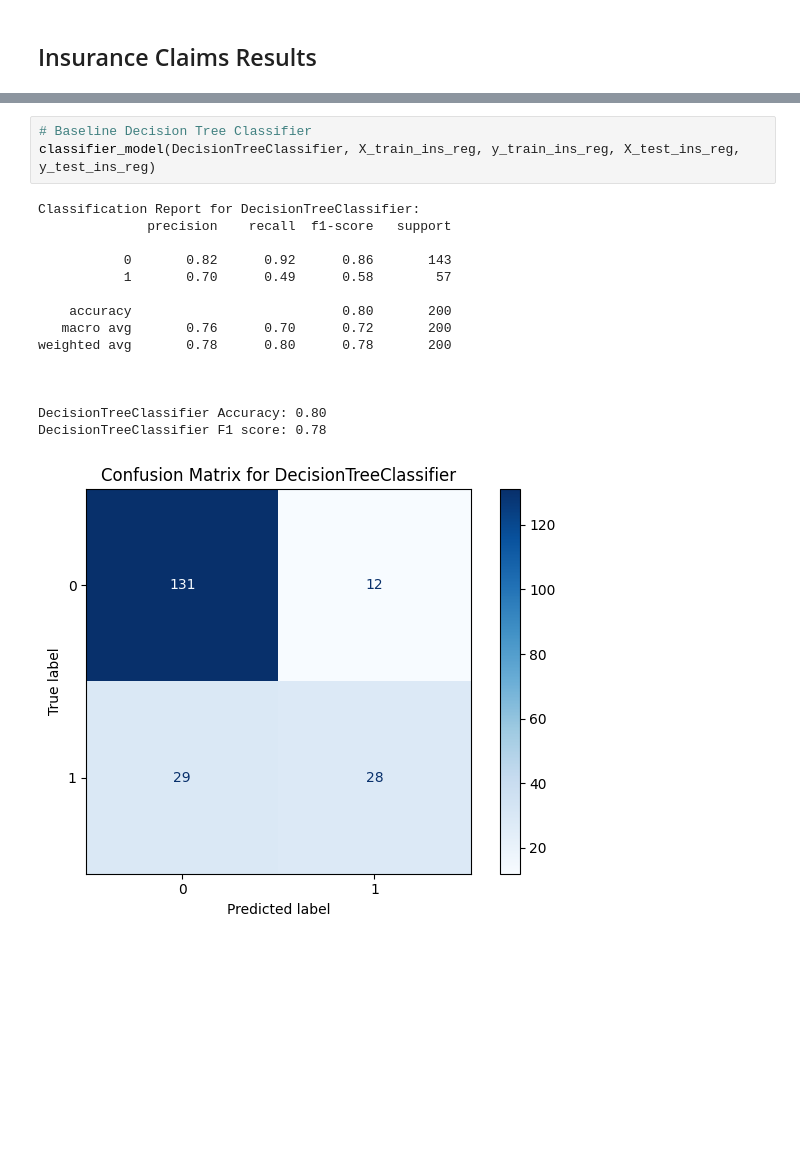
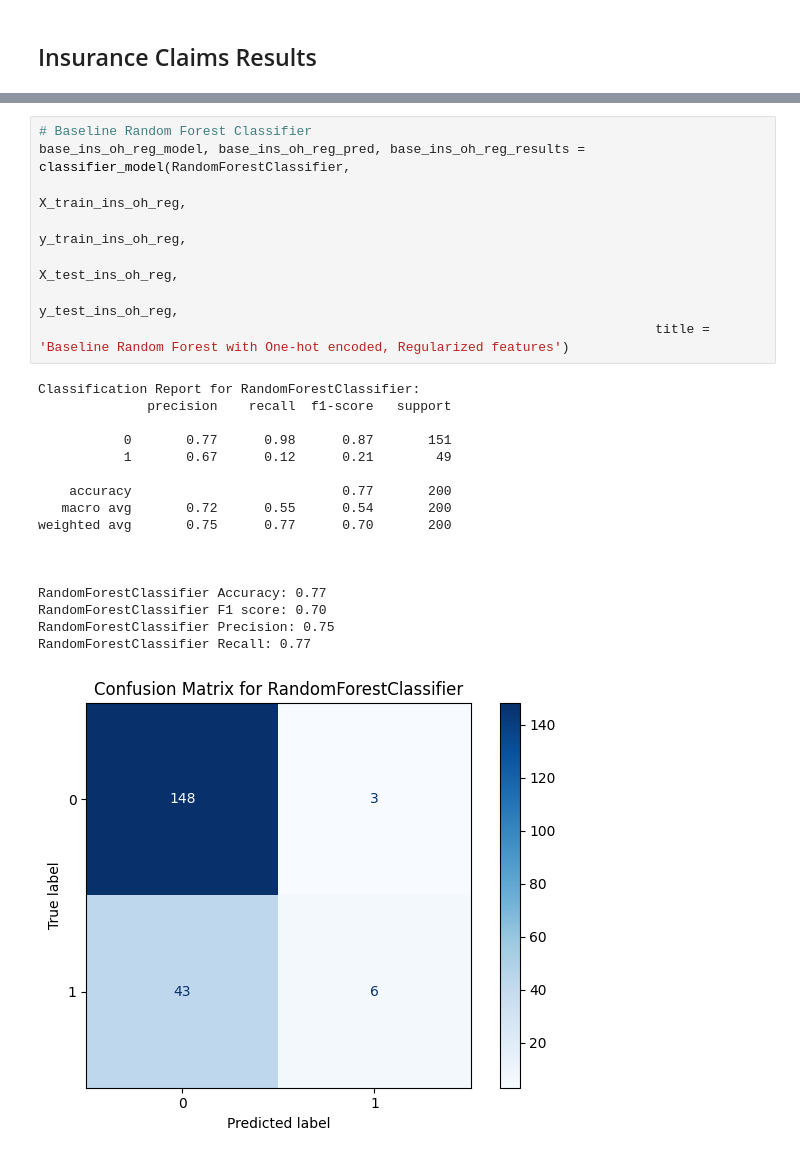
Before and after one commit to jtvon/799S-Data-Science-Capstone, a Jupyter notebook: Week-6-jupyter-notebook.ipynb, the cells around one changed output, grey strips where cells are left out. Saved outputs shown, nothing was run; the diff lists cells and outputs as text; blank space fills up the shorter version.

```diff
--- a/Week-6-jupyter-notebook.ipynb
+++ b/Week-6-jupyter-notebook.ipynb
@@ -311,21 +328,28 @@ RandomForestClassifier F1 score: 0.68
-# %%
-# Baseline Decision Tree Classifier
-classifier_model(DecisionTreeClassifier, X_train_ins_reg, y_train_ins_reg, X_test_ins_reg, y_test_ins_reg)
-# %% [output]
-Classification Report for DecisionTreeClassifier:
-              precision    recall  f1-score   support
-
-           0       0.82      0.92      0.86       143
-           1       0.70      0.49      0.58        57
-
-    accuracy                           0.80       200
-   macro avg       0.76      0.70      0.72       200
-weighted avg       0.78      0.80      0.78       200
-
-
-
-DecisionTreeClassifier Accuracy: 0.80
-DecisionTreeClassifier F1 score: 0.78
-[figure, removed]
+# %%
+# Baseline Random Forest Classifier
+base_ins_oh_reg_model, base_ins_oh_reg_pred, base_ins_oh_reg_results = classifier_model(RandomForestClassifier,
+                                                                               X_train_ins_oh_reg,
+                                                                               y_train_ins_oh_reg,
+                                                                               X_test_ins_oh_reg,
+                                                                               y_test_ins_oh_reg,
+                                                                               title = 'Baseline Random Forest with One-hot encoded, Regularized features')
+# %% [output]
+Classification Report for RandomForestClassifier:
+              precision    recall  f1-score   support
+
+           0       0.77      0.98      0.87       151
+           1       0.67      0.12      0.21        49
+
+    accuracy                           0.77       200
+   macro avg       0.72      0.55      0.54       200
+weighted avg       0.75      0.77      0.70       200
+
+
+
+RandomForestClassifier Accuracy: 0.77
+RandomForestClassifier F1 score: 0.70
+RandomForestClassifier Precision: 0.75
+RandomForestClassifier Recall: 0.77
+[figure, added]
 # %%
 # run evaluation on the ins dataset
```
Also changed, not shown: parts of 23 cells of this notebook, 6 other files.
